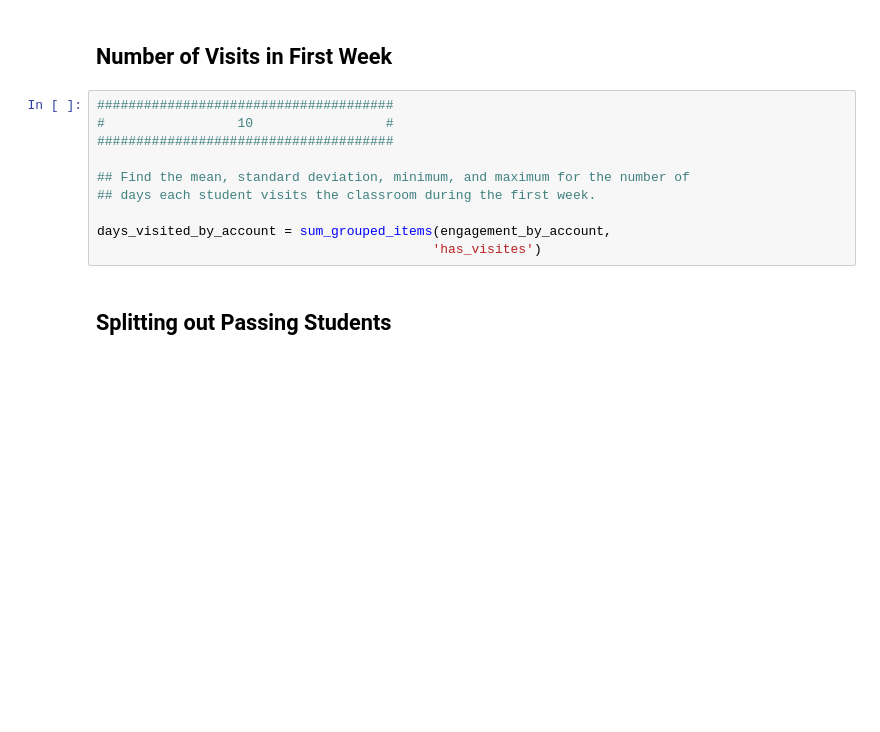
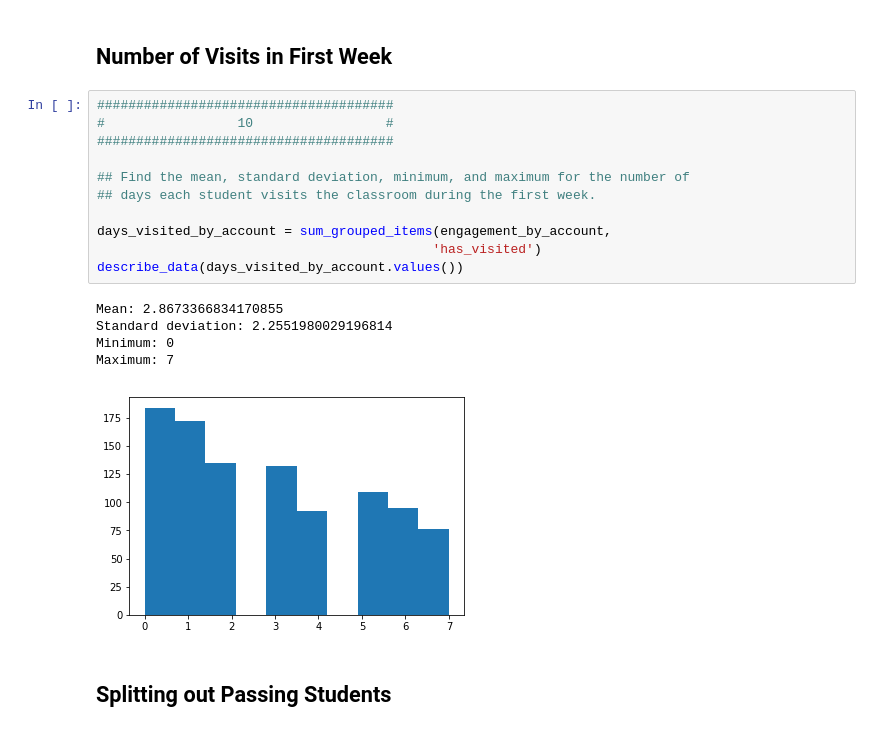
Before and after one commit to rafadut/udacity-intro-to-data-analysis, a Jupyter notebook: L1_Starter_Code.ipynb, the cells around one changed output. Drawn from its saved outputs; the diff is of its cells as text; blank space fills up the shorter version.

```diff
--- a/L1_Starter_Code.ipynb
+++ b/L1_Starter_Code.ipynb
@@ -430,13 +440,20 @@ Maximum: 36
 # %%
 ######################################
 #                 10                 #
 ######################################
 
 ## Find the mean, standard deviation, minimum, and maximum for the number of
 ## days each student visits the classroom during the first week.
 
 days_visited_by_account = sum_grouped_items(engagement_by_account,
-                                           'has_visites')
+                                           'has_visited')
+describe_data(days_visited_by_account.values())
+# %% [output]
+Mean: 2.8673366834170855
+Standard deviation: 2.2551980029196814
+Minimum: 0
+Maximum: 7
+[figure, added]
 # %% [markdown]
 ## Splitting out Passing Students
 # %%
```
Also changed, not shown: parts of 11 cells of this notebook, 1 other file.
